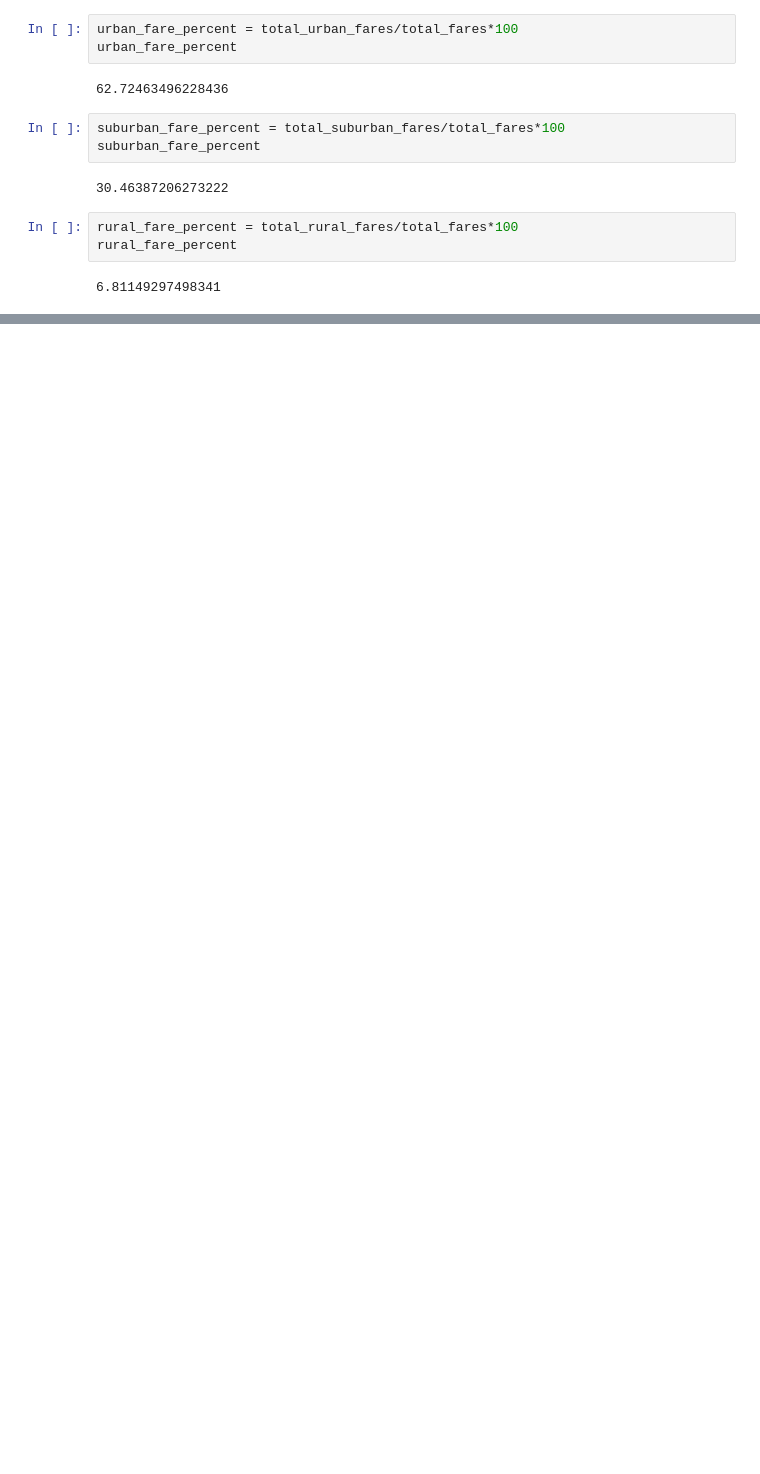
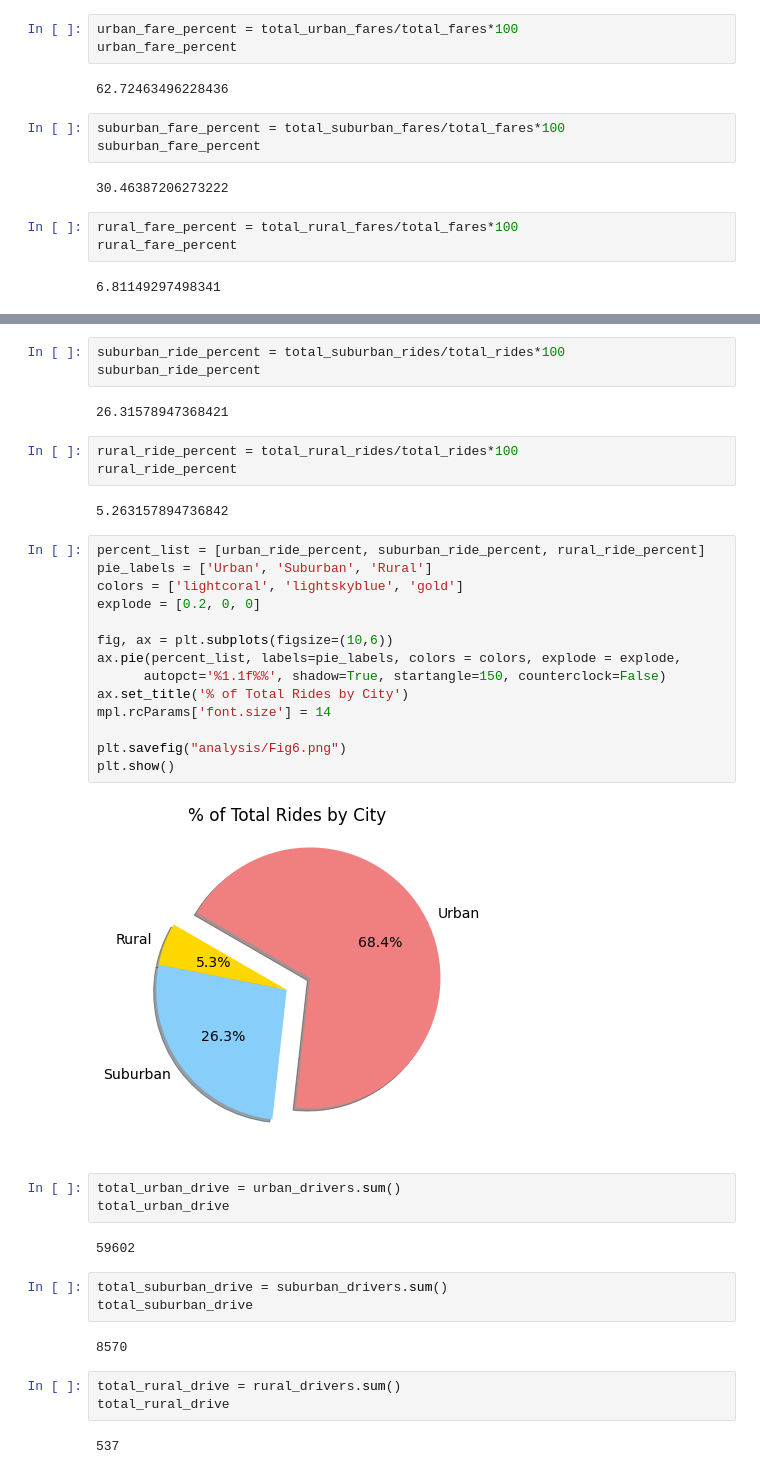
Before and after one commit to rbriggs13/PyBer_Analysis, a Jupyter notebook: PyBer.ipynb, the cells around one changed output, grey strips where cells are left out. Cells and saved outputs as stored; diff of their text form; blank space fills up the shorter version.

```diff
--- a/PyBer.ipynb
+++ b/PyBer.ipynb
@@ -635,0 +650,41 @@ plt.show()
+# %%
+suburban_ride_percent = total_suburban_rides/total_rides*100
+suburban_ride_percent
+# %% [output]
+26.31578947368421
+# %%
+rural_ride_percent = total_rural_rides/total_rides*100
+rural_ride_percent
+# %% [output]
+5.263157894736842
+# %%
+percent_list = [urban_ride_percent, suburban_ride_percent, rural_ride_percent]
+pie_labels = ['Urban', 'Suburban', 'Rural']
+colors = ['lightcoral', 'lightskyblue', 'gold']
+explode = [0.2, 0, 0]
+
+fig, ax = plt.subplots(figsize=(10,6))
+ax.pie(percent_list, labels=pie_labels, colors = colors, explode = explode,
+      autopct='%1.1f%%', shadow=True, startangle=150, counterclock=False)
+ax.set_title('% of Total Rides by City')
+mpl.rcParams['font.size'] = 14
+
+plt.savefig("analysis/Fig6.png")
+plt.show()
+# %% [output]
+[figure, added]
+# %%
+total_urban_drive = urban_drivers.sum()
+total_urban_drive
+# %% [output]
+59602
+# %%
+total_suburban_drive = suburban_drivers.sum()
+total_suburban_drive
+# %% [output]
+8570
+# %%
+total_rural_drive = rural_drivers.sum()
+total_rural_drive
+# %% [output]
+537
```
Also changed, not shown: parts of 12 cells of this notebook, 3 other files.
